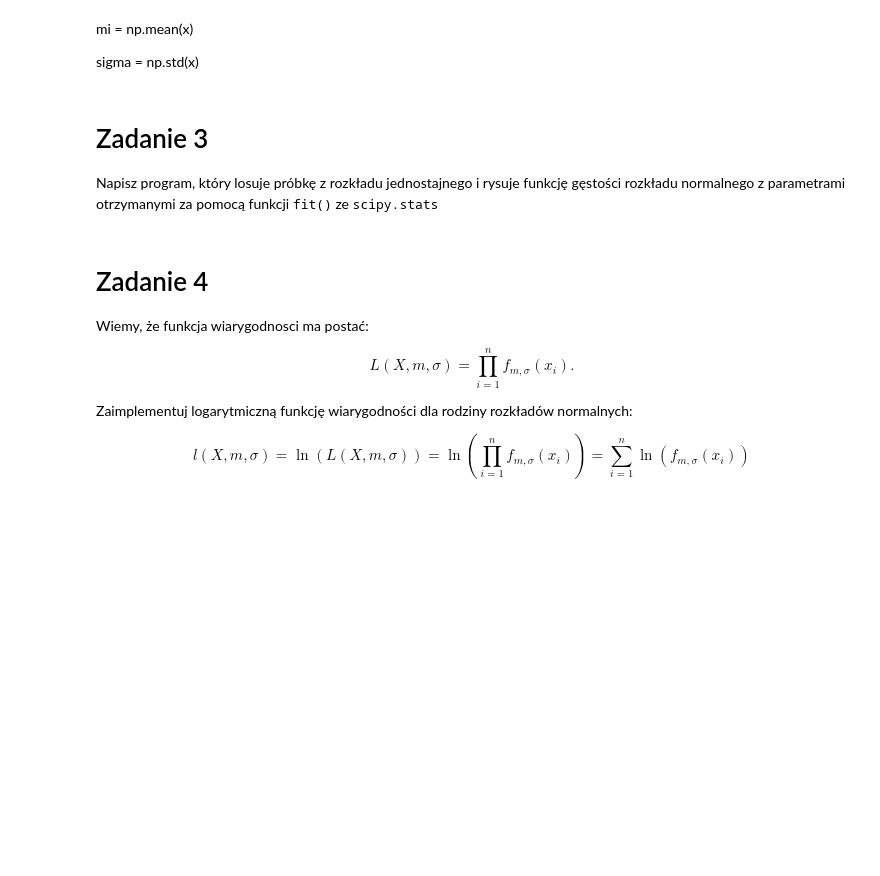
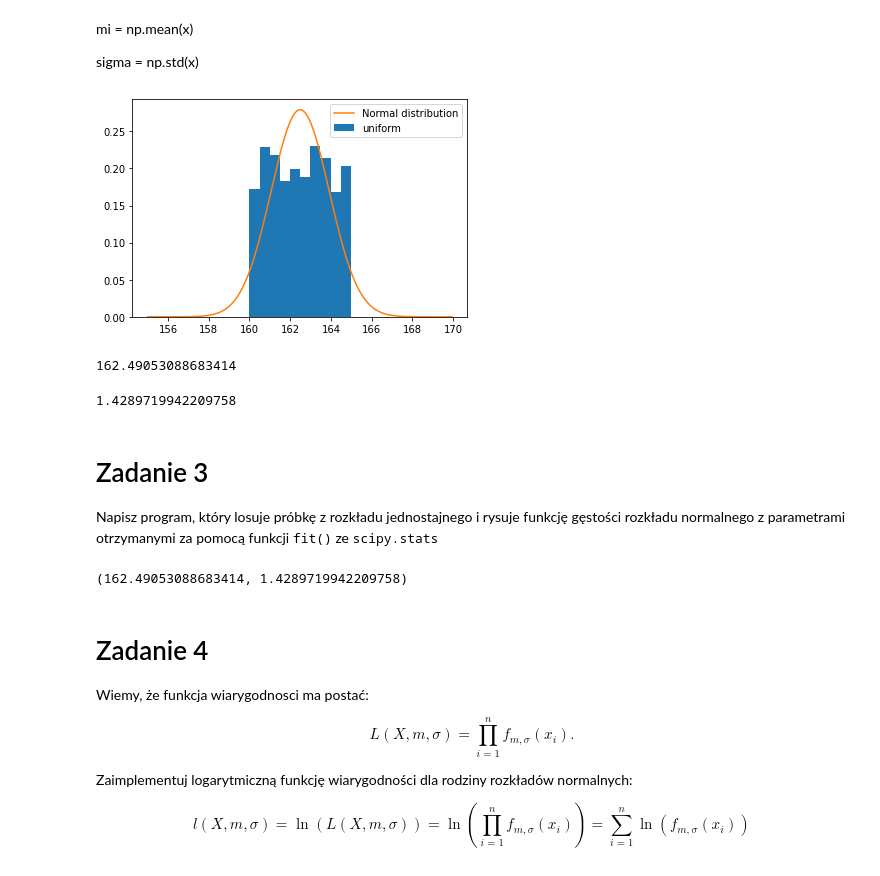
Before and after one commit to rafalkobiela/ages_statystyka1_26_09, a Jupyter notebook: 15_MNW.ipynb, the cells around one changed output. Drawn from its saved outputs; the diff is of its cells as text; code cells hidden in the pictures; blank space fills up the shorter version.

```diff
--- a/15_MNW.ipynb
+++ b/15_MNW.ipynb
@@ -42,9 +40,35 @@ uniform = stats.uniform(160, 5)
 mi = np.mean(x)
 
 sigma = np.std(x)
+# %%
+n = 1000
+uniform = stats.uniform(160, 5)
+data = uniform.rvs(size=n)
+# %%
+x = np.arange(155, 170, 0.05)
+fig, ax = plt.subplots(1, 1)
+ax.hist(data, density=True, label="uniform")
+ax.plot(x, stats.norm.pdf(x, np.mean(data), np.std(data)), label="Normal distribution") # gęstość rozkładu normalnego stats.norm.pdf()
+ax.legend(loc="best")
+ax.legend()
+plt.show()
+# %% [output]
+[figure, added]
+# %%
+np.mean(data)
+# %% [output]
+162.49053088683414
+# %%
+np.std(data)
+# %% [output]
+1.4289719942209758
 # %% [markdown]
 # Zadanie 3
 Napisz program, który losuje próbkę z rozkładu jednostajnego i rysuje funkcję gęstości rozkładu normalnego z parametrami otrzymanymi za pomocą funkcji <tt>fit()</tt> ze <tt>scipy.stats</tt>
+# %%
+stats.norm.fit(data)
+# %% [output]
+(162.49053088683414, 1.4289719942209758)
 # %% [markdown]
 # Zadanie 4
 
```
Also changed, not shown: parts of 6 cells of this notebook.
